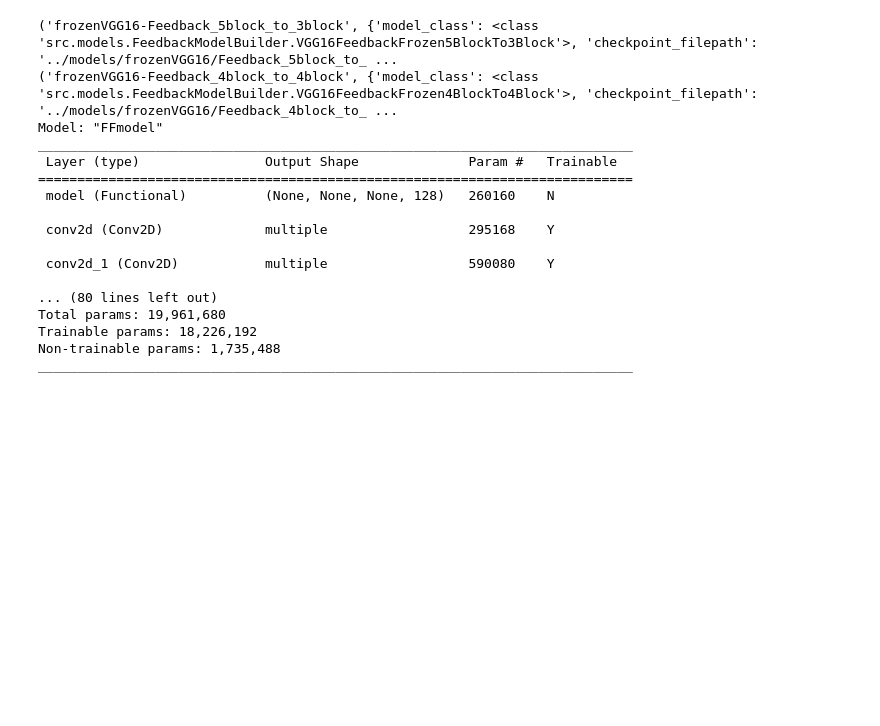
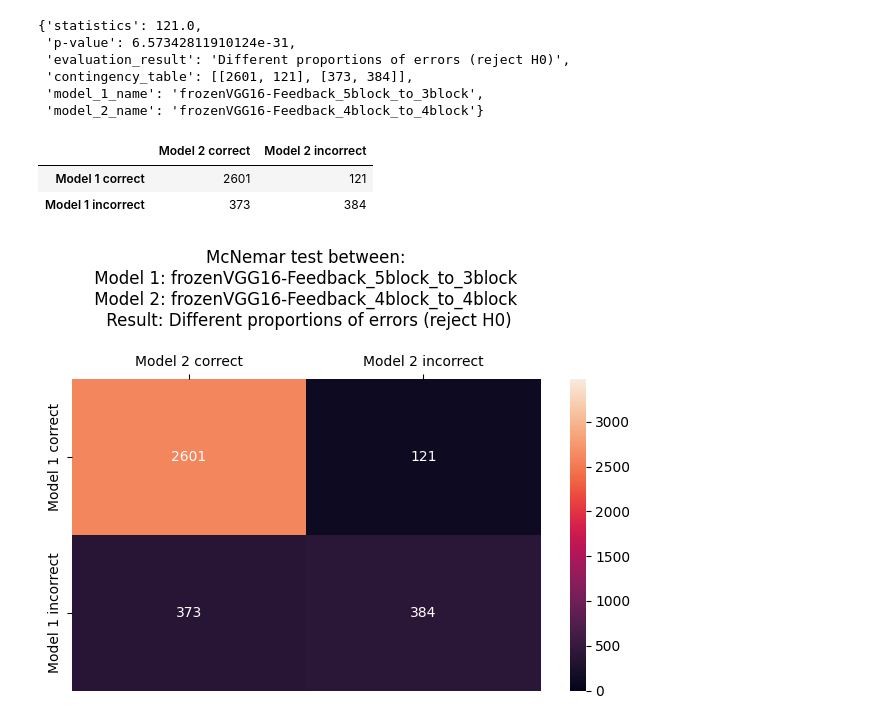
Before and after one commit to Tmozovka/ProjectFeedbackNetworks, a Jupyter notebook: notebooks/Visualise McNemar test.ipynb, the cells around one changed output. Drawn from its saved outputs; the diff is of its cells as text; code cells hidden in the pictures; blank space fills up the shorter version.

```diff
--- a/notebooks/Visualise McNemar test.ipynb
+++ b/notebooks/Visualise McNemar test.ipynb
@@ -73,38 +68,3 @@ def build_model(model_class, model_checkpoint_filepath):
     model.summary(show_trainable=True)
     model.load_weights(model_checkpoint_filepath)
     return model
-# %%
-for model_1, model_2 in itertools.combinations([(k,v) for k,v in name_model_path.items()], 2):
-    print(model_1)
-    print(model_2)
-    model_1_class = model_1[1]["model_class"]
-    model_1_checkpoint_filepath = model_1[1]["checkpoint_filepath"]
-    model_1_name = model_1[0]
-
-    model_2_class = model_2[1]["model_class"]
-    model_2_checkpoint_filepath = model_2[1]["checkpoint_filepath"]
-    model_2_name = model_2[0]
-
-    model_1 = build_model(model_1_class, model_1_checkpoint_filepath)
-    model_2 = build_model(model_2_class, model_2_checkpoint_filepath)
-
-    print(run_mcnemar_test(model_1, model_2, test_ds))
-    break
-# %% [output]
-('frozenVGG16-Feedback_5block_to_3block', {'model_class': <class 'src.models.FeedbackModelBuilder.VGG16FeedbackFrozen5BlockTo3Block'>, 'checkpoint_filepath': '../models/frozenVGG16/Feedback_5block_to_ ...
-('frozenVGG16-Feedback_4block_to_4block', {'model_class': <class 'src.models.FeedbackModelBuilder.VGG16FeedbackFrozen4BlockTo4Block'>, 'checkpoint_filepath': '../models/frozenVGG16/Feedback_4block_to_ ...
-Model: "FFmodel"
-____________________________________________________________________________
- Layer (type)                Output Shape              Param #   Trainable
-============================================================================
- model (Functional)          (None, None, None, 128)   260160    N
-
- conv2d (Conv2D)             multiple                  295168    Y
-
- conv2d_1 (Conv2D)           multiple                  590080    Y
-
-... (80 lines left out)
-Total params: 19,961,680
-Trainable params: 18,226,192
-Non-trainable params: 1,735,488
-____________________________________________________________________________
@@ -111,7 +88,11 @@ ____________________________________________________________________________
 # %%
-sample = next(iter(test_ds))[0]
-model = model_class()
-model.build(input_shape)
-model(sample)
-model.summary(show_trainable=True)
-model.load_weights(checkpoint_filepath)
+result = {'statistics': 121.0, 'p-value': 6.57342811910124e-31, 'evaluation_result': 'Different proportions of errors (reject H0)', 'contingency_table': [[2601, 121], [373, 384]], 'model_1_name': 'frozenVGG16-Feedback_5block_to_3block', 'model_2_name': 'frozenVGG16-Feedback_4block_to_4block'}
+# %%
+result
+# %% [output]
+{'statistics': 121.0,
+ 'p-value': 6.57342811910124e-31,
+ 'evaluation_result': 'Different proportions of errors (reject H0)',
+ 'contingency_table': [[2601, 121], [373, 384]],
+ 'model_1_name': 'frozenVGG16-Feedback_5block_to_3block',
+ 'model_2_name': 'frozenVGG16-Feedback_4block_to_4block'}
@@ -117,0 +101,6 @@ model.load_weights(checkpoint_filepath)
+# %%
+df
+# %% [output]
+|  | Model 2 correct | Model 2 incorrect |
+| Model 1 correct | 2601 | 121 |
+| Model 1 incorrect | 373 | 384 |
@@ -117,0 +112,12 @@ model.load_weights(checkpoint_filepath)
+# %%
+ds_len = len(test_ds_prepared_without_batch)
+df = pd.DataFrame(result['contingency_table'],\
+                  columns=['Model 2 correct', 'Model 2 incorrect'],\
+                  index=['Model 1 correct', 'Model 1 incorrect'])
+ax = sns.heatmap(df, annot=True, fmt=".0f", vmin=0, vmax=ds_len)
+ax.set(xlabel="", ylabel="", title=f"McNemar test between:\n Model 1: {model_1_name} \n Model 2: {model_2_name} \n Result: {result['evaluation_result']}\n")
+ax.xaxis.tick_top()
+ax.figure.set_tight_layout(True)
+plt.savefig('test mc nemar visualisation.png')
+# %% [output]
+[figure, added]
```
Also changed, not shown: parts of 8 cells of this notebook, 33 other files.
